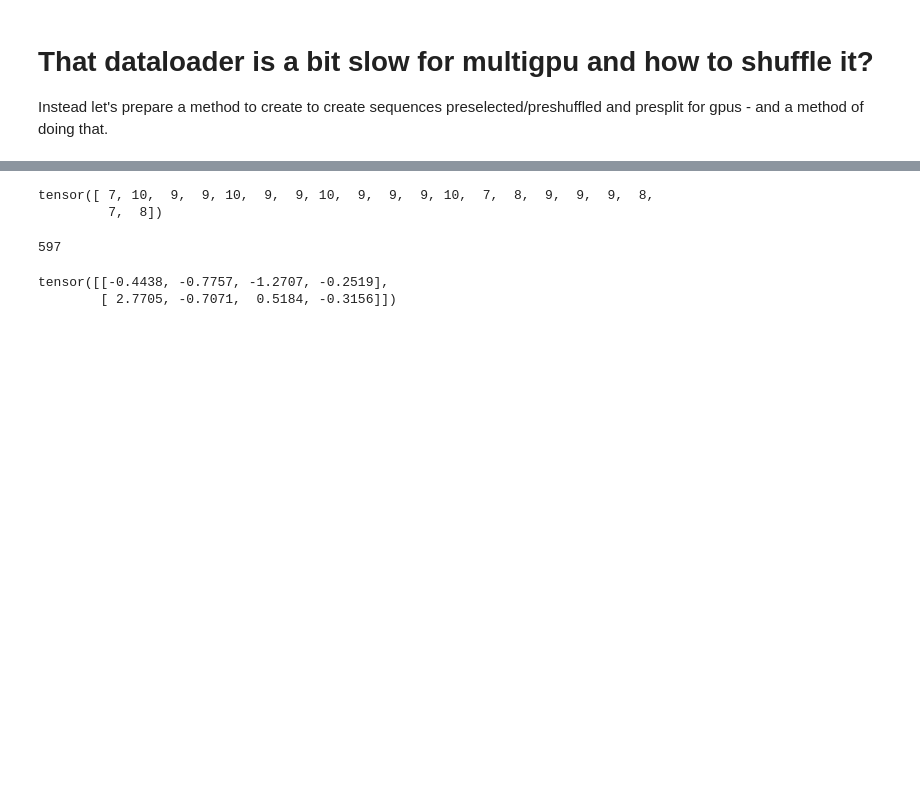
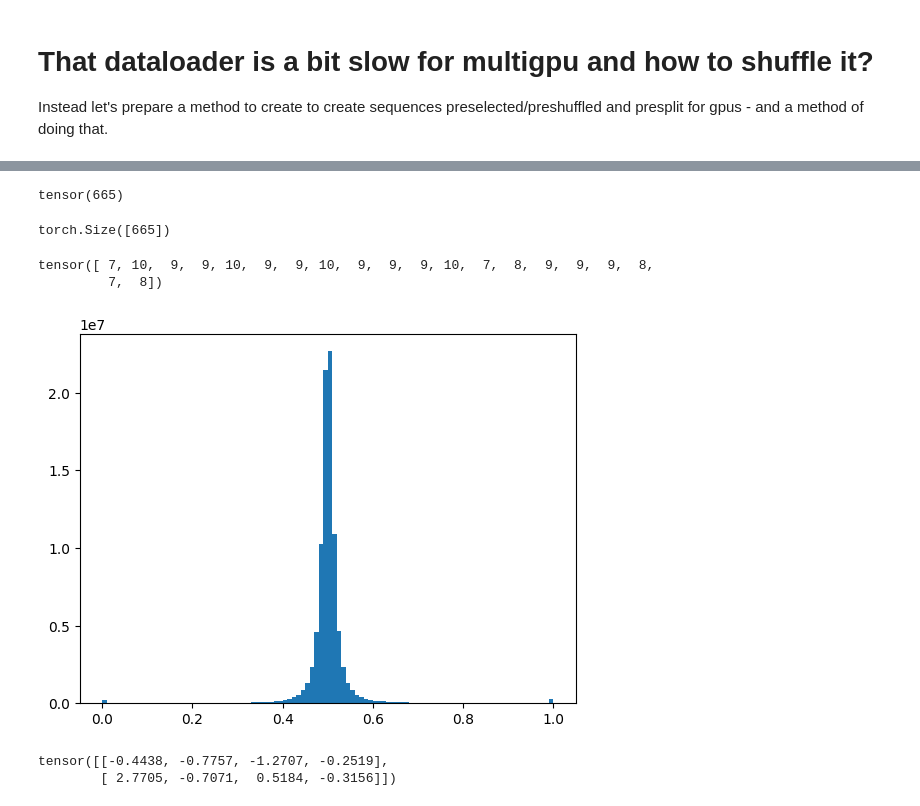
Before and after one commit to synthetic-tensors/caduceus, a Jupyter notebook: crispr_data_wrangling.ipynb, the cells around one changed output, grey strips where cells are left out. Saved outputs shown, nothing was run; the diff lists cells and outputs as text; code cells hidden in the pictures; blank space fills up the shorter version.

```diff
--- a/crispr_data_wrangling.ipynb
+++ b/crispr_data_wrangling.ipynb
@@ -782,6 +814,9 @@ split_gene_sequences(ds, 8, 2**23, 'dataset_bulk_exp23_lfc_incsg_8gpu', start_gp
 # %%
-import datasets
-ds_test = datasets.load_from_disk('dataset_bulk_exp23_8gpu/gpu_0').with_format('torch')
+print((datasets.load_from_disk('dataset_bulk_exp23_8gpu/gpu_0').with_format('torch')[0]['input_ids']==0).sum())
+datasets.load_from_disk('dataset_bulk_exp23_8gpu/gpu_0').with_format('torch')[0]['input_vals'].shape
+# %% [output]
+tensor(665)
+torch.Size([665])
 # %%
 max_length=2**23
 num_gpus=8
@@ -798,13 +833,20 @@ for i in range(8):
     for sample in ds:
         assert len(sample['input_vals']) == (sample['input_ids']==0).sum()
 # %%
-len(ds[0]['input_vals'])
+ds = ds.with_format('pytorch')
-# %% [output]
-597
+# %%
+val_data = ds['input_vals'].flatten()
+# %%
+def clip_min_max_norm(example, upper_lim=2, lower_lim=-2):
+    data = example #example["input_vals"]
+    data[data < lower_lim] = lower_lim
+    data[data > upper_lim] = upper_lim
+    example = (data - lower_lim)/(upper_lim-lower_lim)
+    return example
 # %%
-v = torch.randn(4,4,4)
-v2 = v.clone()
-v[[1,2,3],:,[1,2,3]][:,0]=2
+_=plt.hist(clip_min_max_norm(val_data),bins=100)
+# %% [output]
+[figure, added]
 # %%
 v = torch.randn(2,4)
 v
```
Also changed, not shown: parts of 36 cells of this notebook, 3 other files.
